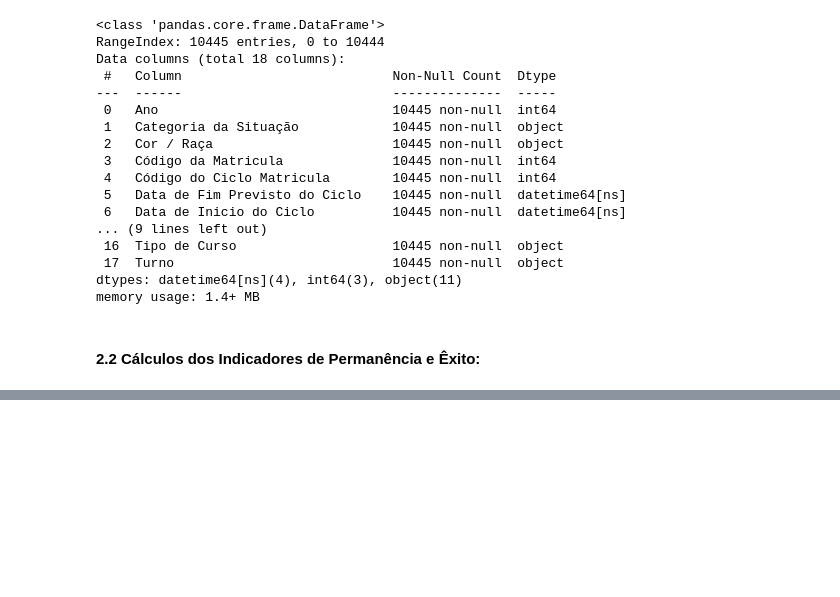
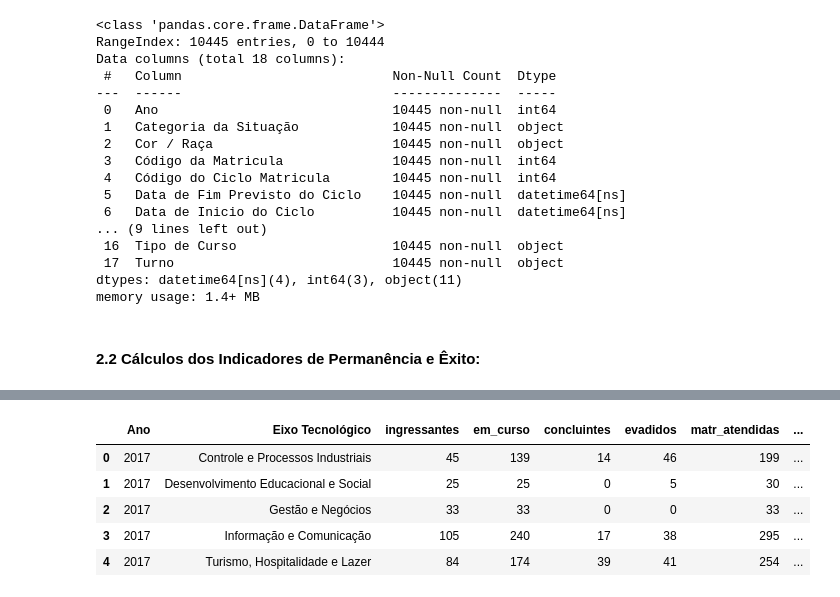
Before and after one commit to carolventuri/TCC, a Jupyter notebook: notebooks/2_teste_Calculos_Indicadores.ipynb, the cells around one changed output, grey strips where cells are left out. Saved outputs shown, nothing was run; the diff lists cells and outputs as text; code cells hidden in the pictures; blank space fills up the shorter version.

```diff
--- a/notebooks/2_teste_Calculos_Indicadores.ipynb
+++ b/notebooks/2_teste_Calculos_Indicadores.ipynb
@@ -167 +181,11 @@ df_indicadores_curso_ano.head(10)
+# %%
+df_indicadores_ano_eixo_tecnologico = calcular_indicadores(df_dados_tratados, ["Ano", "Eixo Tecnológico"])
+df_indicadores_ano_eixo_tecnologico.head()
+# %% [output]
+|  | Ano | Eixo Tecnológico | ingressantes | em_curso | concluintes | evadidos | matr_atendidas | ... |
+| 0 | 2017 | Controle e Processos Industriais | 45 | 139 | 14 | 46 | 199 | ... |
+| 1 | 2017 | Desenvolvimento Educacional e Social | 25 | 25 | 0 | 5 | 30 | ... |
+| 2 | 2017 | Gestão e Negócios | 33 | 33 | 0 | 0 | 33 | ... |
+| 3 | 2017 | Informação e Comunicação | 105 | 240 | 17 | 38 | 295 | ... |
+| 4 | 2017 | Turismo, Hospitalidade e Lazer | 84 | 174 | 39 | 41 | 254 | ... |
 # %%
```
Also changed, not shown: parts of 6 cells of this notebook, 1 other file.
